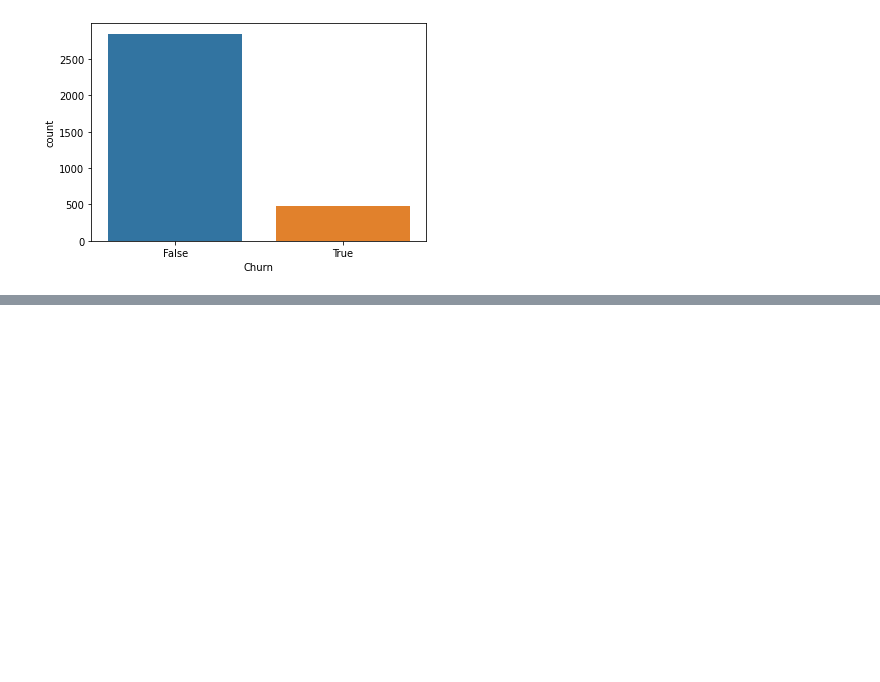
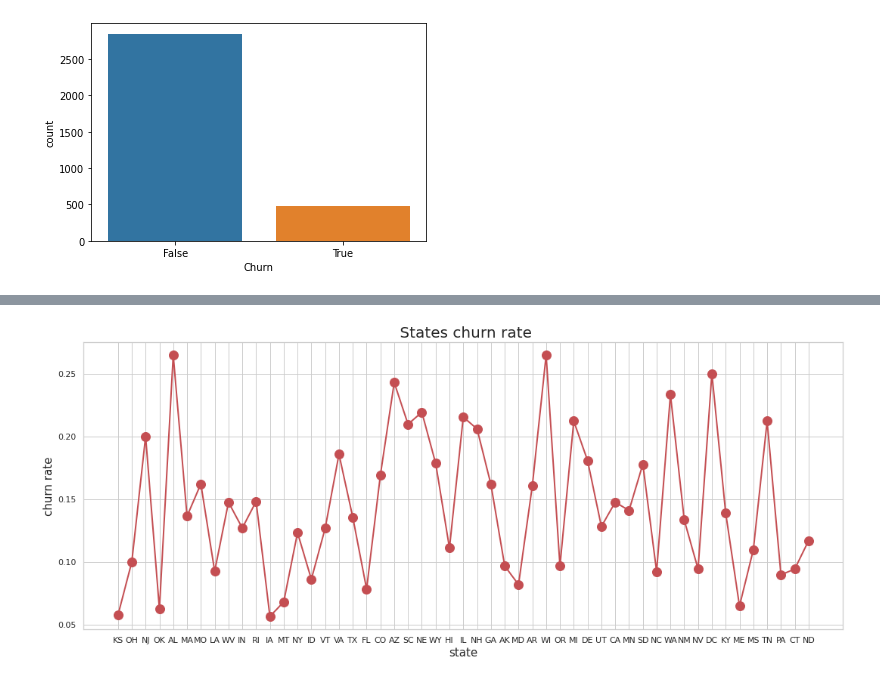
Before and after one commit to Ankitgpt357/EDA-telecom_churn-analysis2, a Jupyter notebook: My_EDA_telecom_churn_analysis.ipynb, the cells around one changed output, grey strips where cells are left out. Cells and saved outputs as stored; diff of their text form; code cells hidden in the pictures; blank space fills up the shorter version.

```diff
--- a/My_EDA_telecom_churn_analysis.ipynb
+++ b/My_EDA_telecom_churn_analysis.ipynb
@@ -335,0 +351,14 @@ sns.countplot(x=telecom.Churn)
+# %%
+gt1=telecom['State'].unique()
+gt2=telecom.groupby(['State'])['Churn'].mean()
+
+plt.rcParams['figure.figsize'] = (18, 7)
+
+plt.plot(gt1,gt2,color='r', marker='o', linewidth=2, markersize=12)
+
+plt.title(" States churn rate", fontsize = 20)
+plt.xlabel('state', fontsize = 15  )
+plt.ylabel('churn rate', fontsize = 15)
+plt.show()
+# %% [output]
+[figure, added]
```
Also changed, not shown: parts of 6 cells of this notebook.
